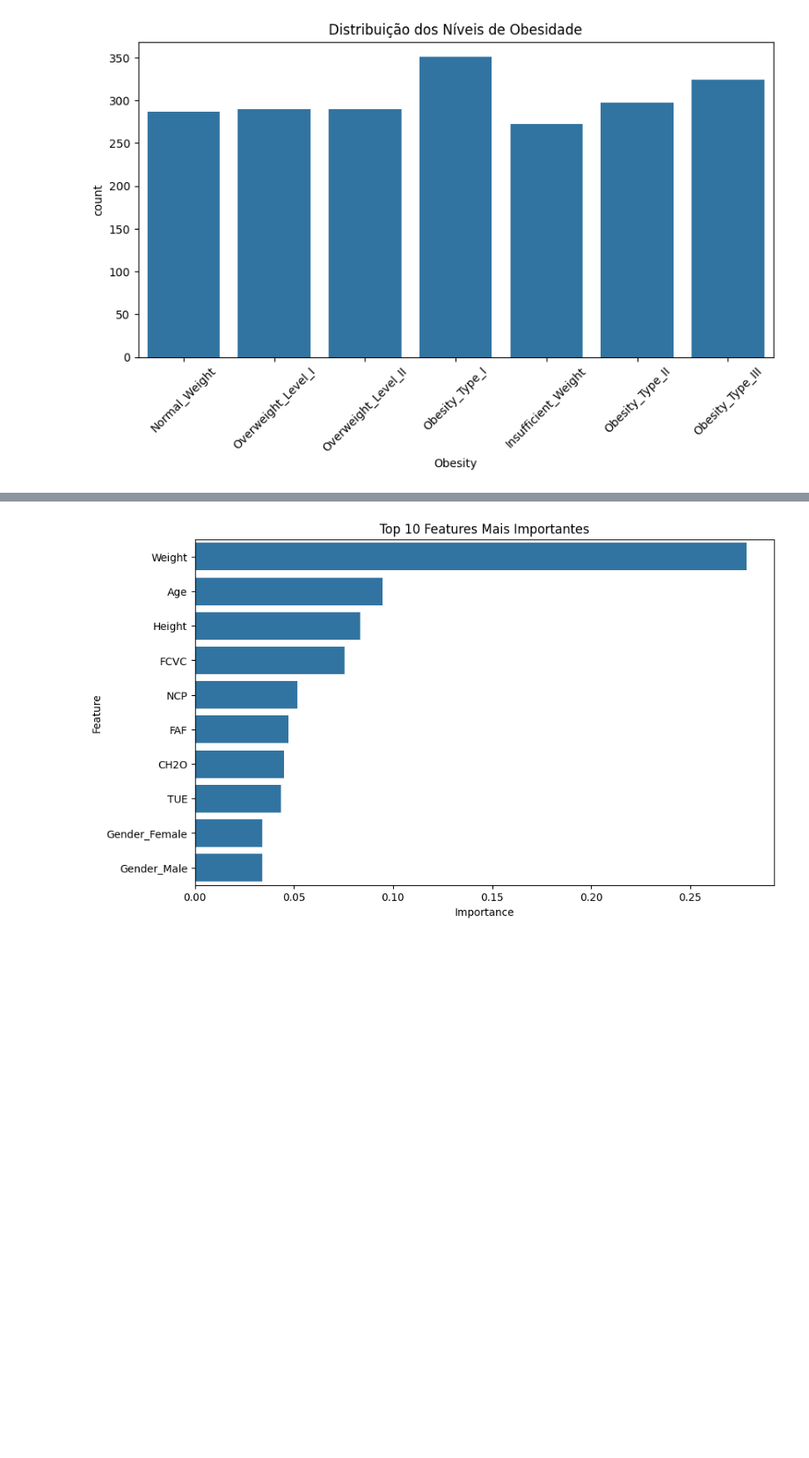
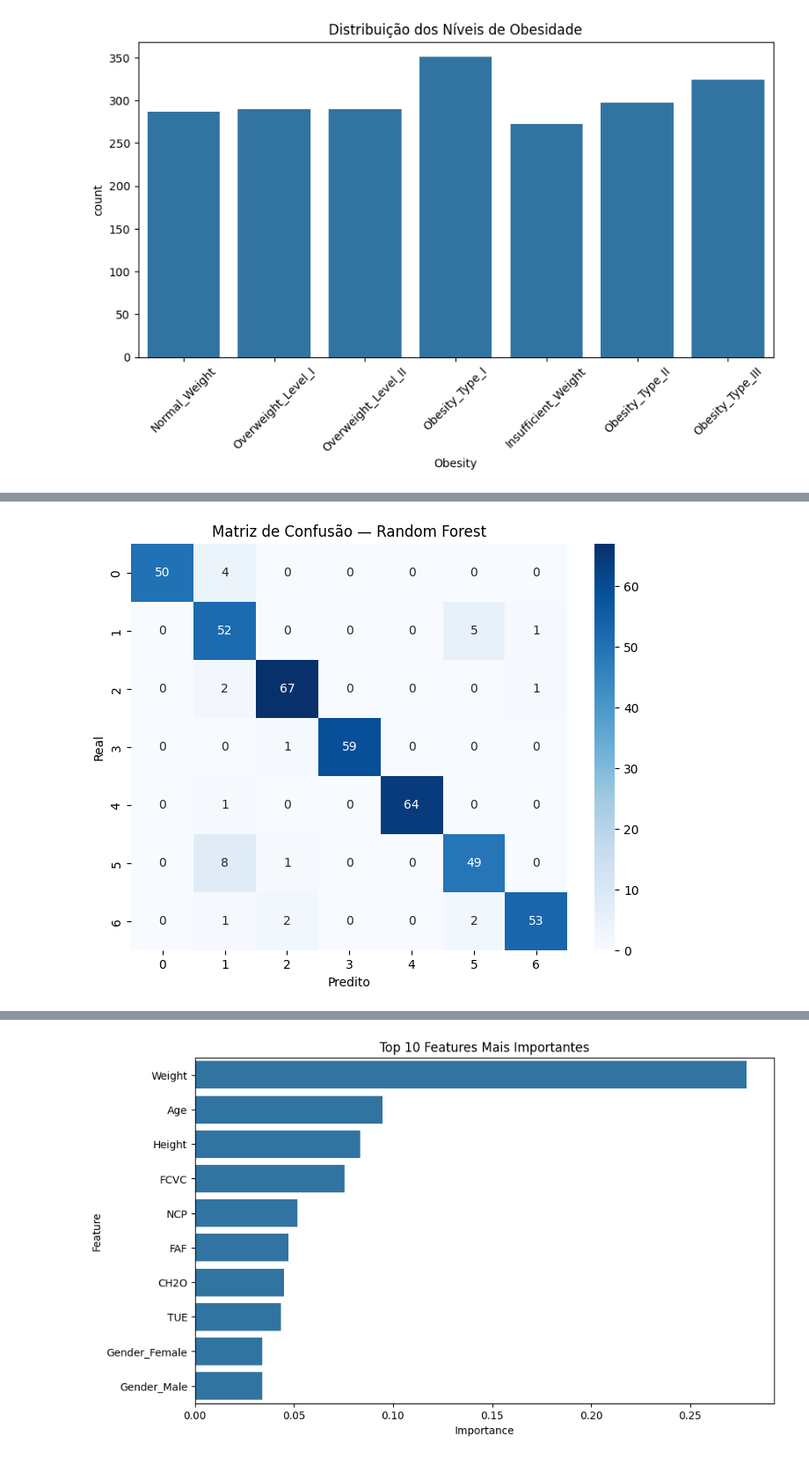
Before and after one commit to hwperes/fiap-dataviz-tech4-grupo113, a Jupyter notebook: notebooks/tech_challenge_codigo_fase4_grupo113.ipynb, the cells around one changed output, grey strips where cells are left out. Shown at 88% size. Drawn from its saved outputs; the diff is of its cells as text; code cells hidden in the pictures; blank space fills up the shorter version.

```diff
--- a/notebooks/tech_challenge_codigo_fase4_grupo113.ipynb
+++ b/notebooks/tech_challenge_codigo_fase4_grupo113.ipynb
@@ -167,0 +86,90 @@ plt.show()
+# %%
+cat_features = X.select_dtypes(include="object").columns
+num_features = X.select_dtypes(exclude="object").columns
+
+print("Variáveis Categóricas:", list(cat_features))
+print("Variáveis Numéricas:", list(num_features))
+
+# =====================================================
+# PRÉ-PROCESSAMENTO
+# =====================================================
+preprocessor = ColumnTransformer(
+    transformers=[
+        ("num", StandardScaler(), num_features),
+        ("cat", OneHotEncoder(handle_unknown="ignore"), cat_features)
+    ]
+)
+
+# =====================================================
+# MODELOS
+# =====================================================
+rf_model = RandomForestClassifier(
+    n_estimators=300,
+    random_state=42,
+    class_weight="balanced"
+)
+
+log_model = LogisticRegression(
+    max_iter=1000,
+    solver="lbfgs",
+    class_weight="balanced",
+    random_state=42
+)
+
+# =====================================================
+# PIPELINES
+# =====================================================
+pipeline_rf = Pipeline(
+    steps=[
+        ("preprocessing", preprocessor),
+        ("model", rf_model)
+    ]
+)
+
+pipeline_log = Pipeline(
+    steps=[
+        ("preprocessing", preprocessor),
+        ("model", log_model)
+    ]
+)
+
+# =====================================================
+# SPLIT TREINO / TESTE
+# =====================================================
+X_train, X_test, y_train, y_test = train_test_split(
+    X,
+    y,
+    test_size=0.2,
+    stratify=y,
+    random_state=42
+)
+
+# =====================================================
+# TREINAMENTO
+# =====================================================
+pipeline_rf.fit(X_train, y_train)
+pipeline_log.fit(X_train, y_train)
+
+# =====================================================
+# PREDIÇÕES
+# =====================================================
+y_pred_rf = pipeline_rf.predict(X_test)
+y_pred_log = pipeline_log.predict(X_test)
+
+# =====================================================
+# MÉTRICAS RANDOM FOREST
+# =====================================================
+print("\n==============================")
+print("RANDOM FOREST")
+print("==============================")
+print(f"Acurácia: {accuracy_score(y_test, y_pred_rf):.2%}")
+print(classification_report(y_test, y_pred_rf))
+
+cm_rf = confusion_matrix(y_test, y_pred_rf)
+plt.figure(figsize=(8,6))
+sns.heatmap(cm_rf, annot=True, fmt="d", cmap="Blues")
+plt.title("Matriz de Confusão — Random Forest")
+plt.xlabel("Predito")
+plt.ylabel("Real")
+plt.show()
+# %% [output]
@@ -167,0 +196 @@ plt.show()
+[figure, added]
```
Also changed, not shown: parts of 15 cells of this notebook.
